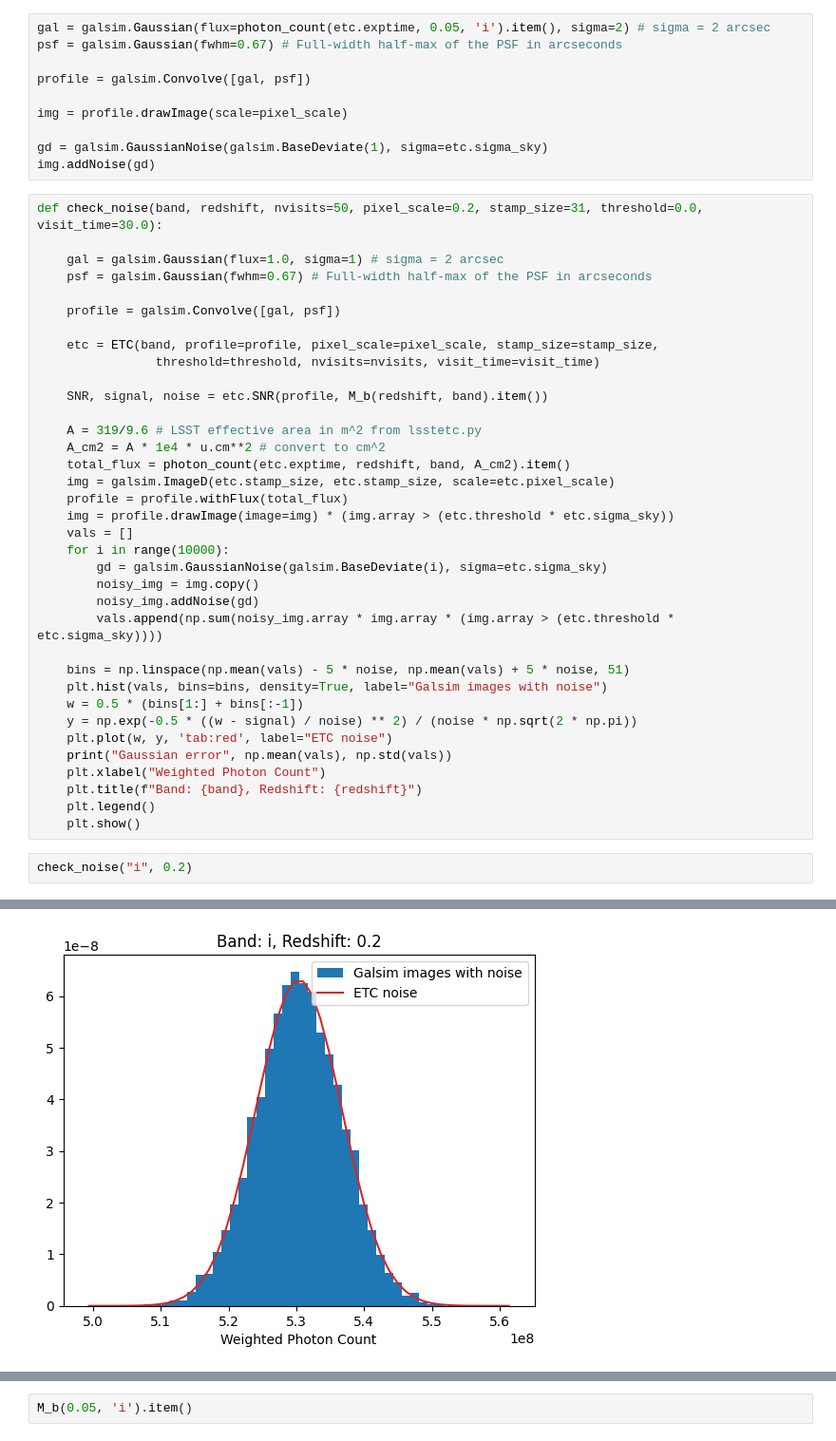
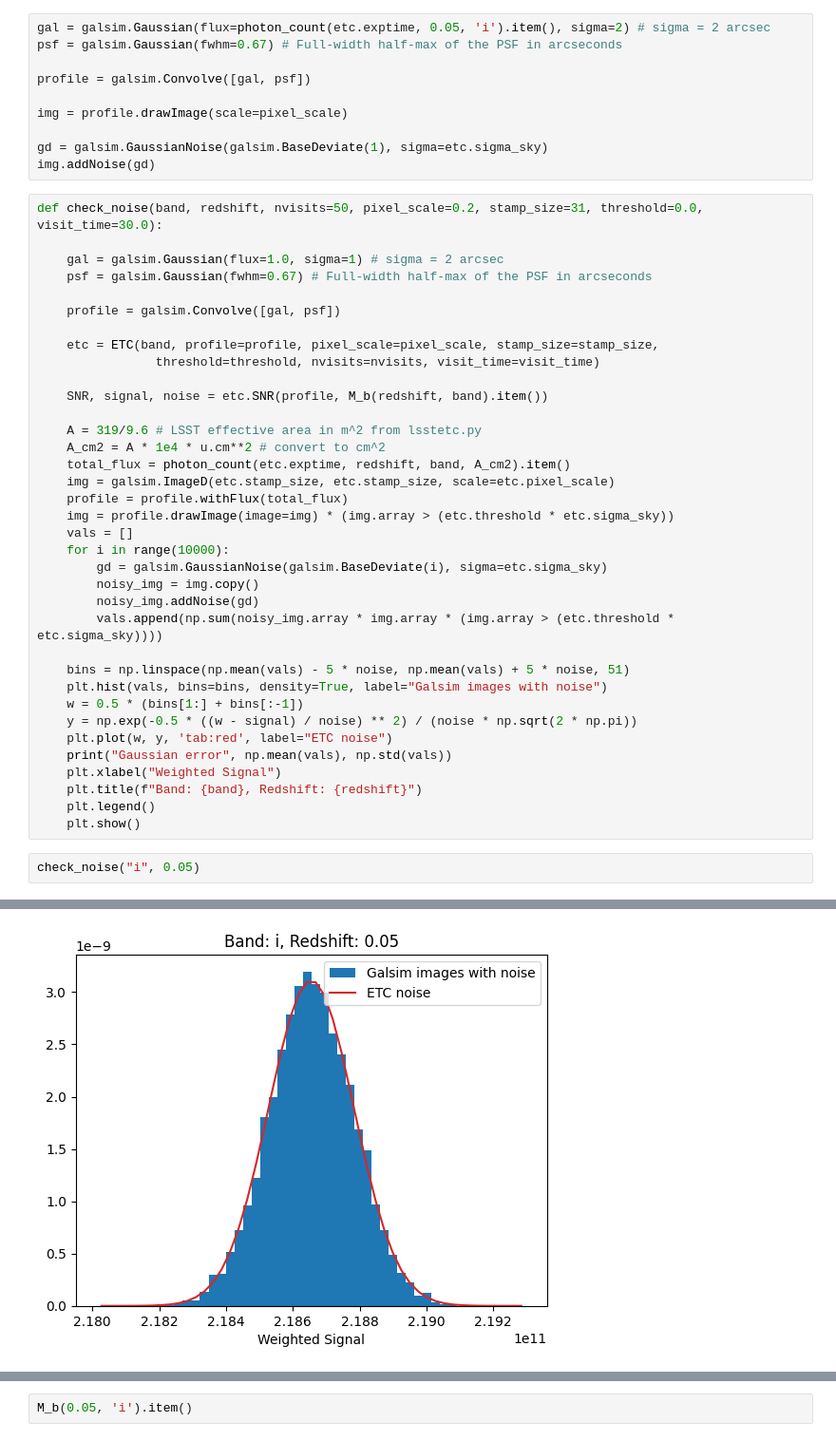
Before and after one commit to ashandonay/redshift_estimation, a Jupyter notebook: uncertainty_check.ipynb, the cells around one changed output, grey strips where cells are left out. Shown at 95% size. Cells and saved outputs as stored; diff of their text form.

```diff
--- a/uncertainty_check.ipynb
+++ b/uncertainty_check.ipynb
@@ -112,10 +107,10 @@ def check_noise(band, redshift, nvisits=50, pixel_scale=0.2, stamp_size=31, thre
     y = np.exp(-0.5 * ((w - signal) / noise) ** 2) / (noise * np.sqrt(2 * np.pi))
     plt.plot(w, y, 'tab:red', label="ETC noise")
     print("Gaussian error", np.mean(vals), np.std(vals))
-    plt.xlabel("Weighted Photon Count")
+    plt.xlabel("Weighted Signal")
     plt.title(f"Band: {band}, Redshift: {redshift}")
     plt.legend()
     plt.show()
 # %%
-check_noise("i", 0.2)
+check_noise("i", 0.05)
 # %% [output]
@@ -123,2 +118,2 @@ Gaussian error 530368627.93771064 6266128.02980563
-[figure, old version]
+[figure, new version]
 # %%
```
Also changed, not shown: parts of 5 cells of this notebook, 4 other files.
